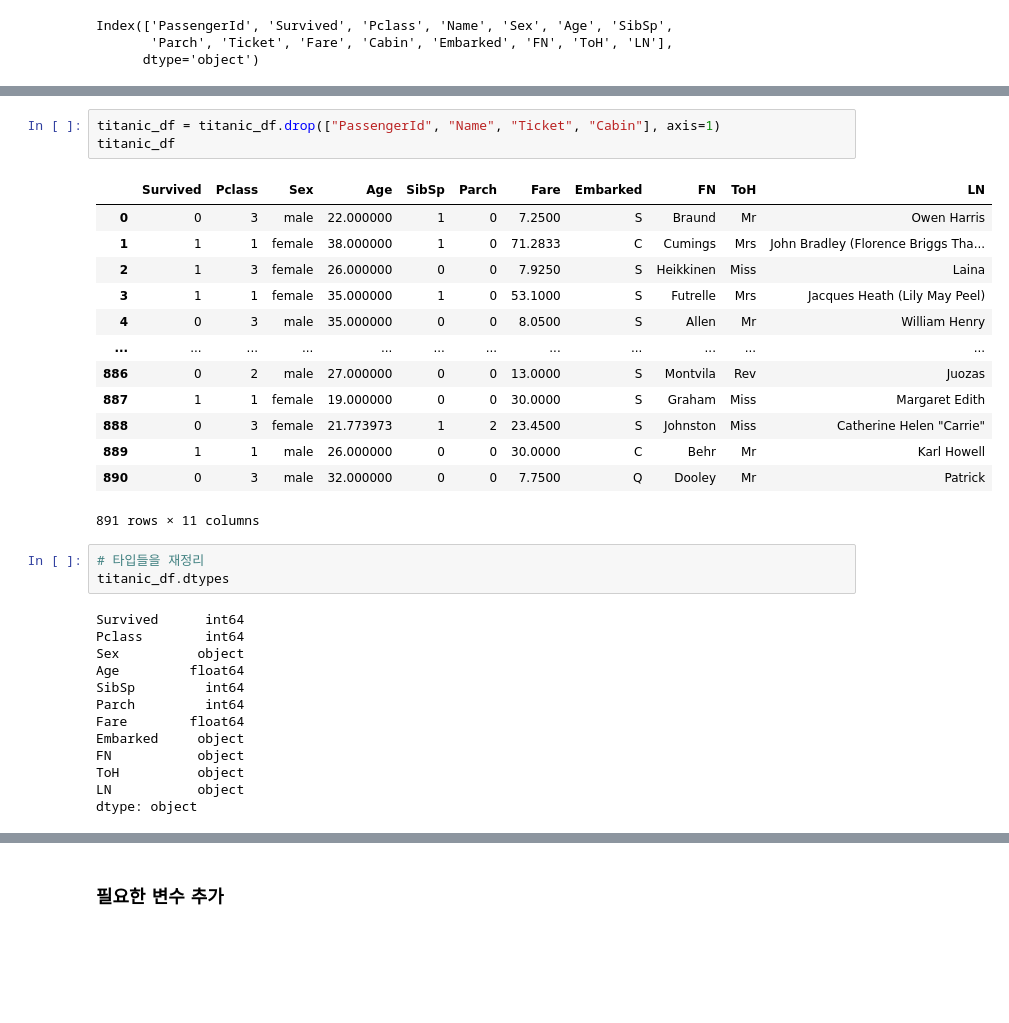
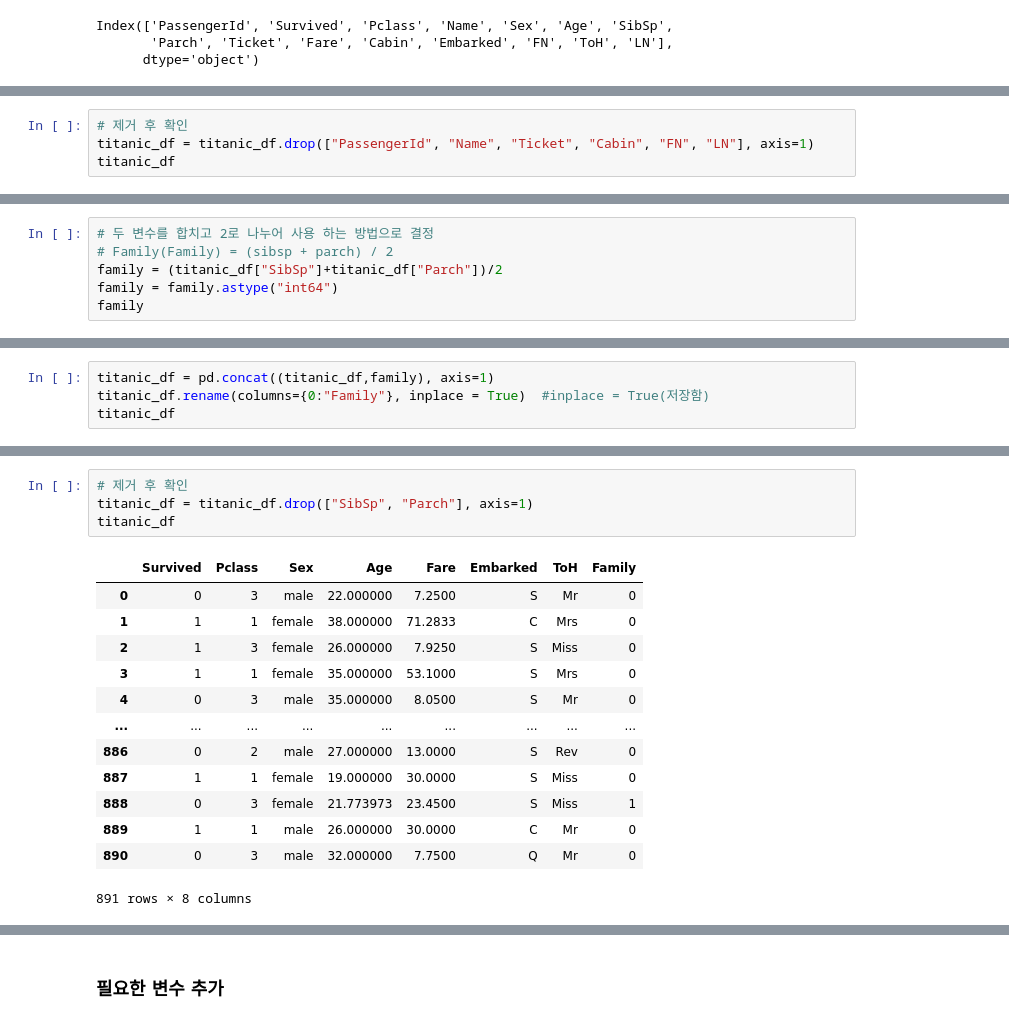
Before and after one commit to ksclown/How-to-use-GUI-in-Colab, a Jupyter notebook: [ML] Pandas and Numpy.ipynb, the cells around one changed output, grey strips where cells are left out. Saved outputs shown, nothing was run; the diff lists cells and outputs as text; blank space fills up the shorter version.

```diff
--- a/[ML] Pandas and Numpy.ipynb
+++ b/[ML] Pandas and Numpy.ipynb
@@ -313,0 +304,4 @@ Index(['PassengerId', 'Survived', 'Pclass', 'Name', 'Sex', 'Age', 'SibSp',
+# %%
+# 제거 후 확인
+titanic_df = titanic_df.drop(["PassengerId", "Name", "Ticket", "Cabin", "FN", "LN"], axis=1)
+titanic_df
@@ -335,0 +340,6 @@ Index(['PassengerId', 'Survived', 'Pclass', 'Name', 'Sex', 'Age', 'SibSp',
+# %%
+# 두 변수를 합치고 2로 나누어 사용 하는 방법으로 결정
+# Family(Family) = (sibsp + parch) / 2
+family = (titanic_df["SibSp"]+titanic_df["Parch"])/2
+family = family.astype("int64")
+family
@@ -335,0 +359,4 @@ Index(['PassengerId', 'Survived', 'Pclass', 'Name', 'Sex', 'Age', 'SibSp',
+# %%
+titanic_df = pd.concat((titanic_df,family), axis=1)
+titanic_df.rename(columns={0:"Family"}, inplace = True)  #inplace = True(저장함)
+titanic_df
@@ -336,33 +377,18 @@ Index(['PassengerId', 'Survived', 'Pclass', 'Name', 'Sex', 'Age', 'SibSp',
 # %%
-titanic_df = titanic_df.drop(["PassengerId", "Name", "Ticket", "Cabin"], axis=1)
+# 제거 후 확인
+titanic_df = titanic_df.drop(["SibSp", "Parch"], axis=1)
 titanic_df
 # %% [output]
-|  | Survived | Pclass | Sex | Age | SibSp | Parch | Fare | Embarked | FN | ToH | LN |
-| 0 | 0 | 3 | male | 22.000000 | 1 | 0 | 7.2500 | S | Braund | Mr | Owen Harris |
-| 1 | 1 | 1 | female | 38.000000 | 1 | 0 | 71.2833 | C | Cumings | Mrs | John Bradley (Florence Briggs Tha... |
-| 2 | 1 | 3 | female | 26.000000 | 0 | 0 | 7.9250 | S | Heikkinen | Miss | Laina |
-| 3 | 1 | 1 | female | 35.000000 | 1 | 0 | 53.1000 | S | Futrelle | Mrs | Jacques Heath (Lily May Peel) |
-| 4 | 0 | 3 | male | 35.000000 | 0 | 0 | 8.0500 | S | Allen | Mr | William Henry |
-| ... | ... | ... | ... | ... | ... | ... | ... | ... | ... | ... | ... |
-| 886 | 0 | 2 | male | 27.000000 | 0 | 0 | 13.0000 | S | Montvila | Rev | Juozas |
-| 887 | 1 | 1 | female | 19.000000 | 0 | 0 | 30.0000 | S | Graham | Miss | Margaret Edith |
-| 888 | 0 | 3 | female | 21.773973 | 1 | 2 | 23.4500 | S | Johnston | Miss | Catherine Helen "Carrie" |
-| 889 | 1 | 1 | male | 26.000000 | 0 | 0 | 30.0000 | C | Behr | Mr | Karl Howell |
-| 890 | 0 | 3 | male | 32.000000 | 0 | 0 | 7.7500 | Q | Dooley | Mr | Patrick |
+|  | Survived | Pclass | Sex | Age | Fare | Embarked | ToH | Family |
+| 0 | 0 | 3 | male | 22.000000 | 7.2500 | S | Mr | 0 |
+| 1 | 1 | 1 | female | 38.000000 | 71.2833 | C | Mrs | 0 |
+| 2 | 1 | 3 | female | 26.000000 | 7.9250 | S | Miss | 0 |
+| 3 | 1 | 1 | female | 35.000000 | 53.1000 | S | Mrs | 0 |
+| 4 | 0 | 3 | male | 35.000000 | 8.0500 | S | Mr | 0 |
+| ... | ... | ... | ... | ... | ... | ... | ... | ... |
+| 886 | 0 | 2 | male | 27.000000 | 13.0000 | S | Rev | 0 |
+| 887 | 1 | 1 | female | 19.000000 | 30.0000 | S | Miss | 0 |
+| 888 | 0 | 3 | female | 21.773973 | 23.4500 | S | Miss | 1 |
+| 889 | 1 | 1 | male | 26.000000 | 30.0000 | C | Mr | 0 |
+| 890 | 0 | 3 | male | 32.000000 | 7.7500 | Q | Mr | 0 |
-891 rows × 11 columns
+891 rows × 8 columns
-# %%
-# 타입들을 재정리
-titanic_df.dtypes
-# %% [output]
-Survived      int64
-Pclass        int64
-Sex          object
-Age         float64
-SibSp         int64
-Parch         int64
-Fare        float64
-Embarked     object
-FN           object
-ToH          object
-LN           object
-dtype: object
```
Also changed, not shown: parts of 20 cells of this notebook, 1 other file.
